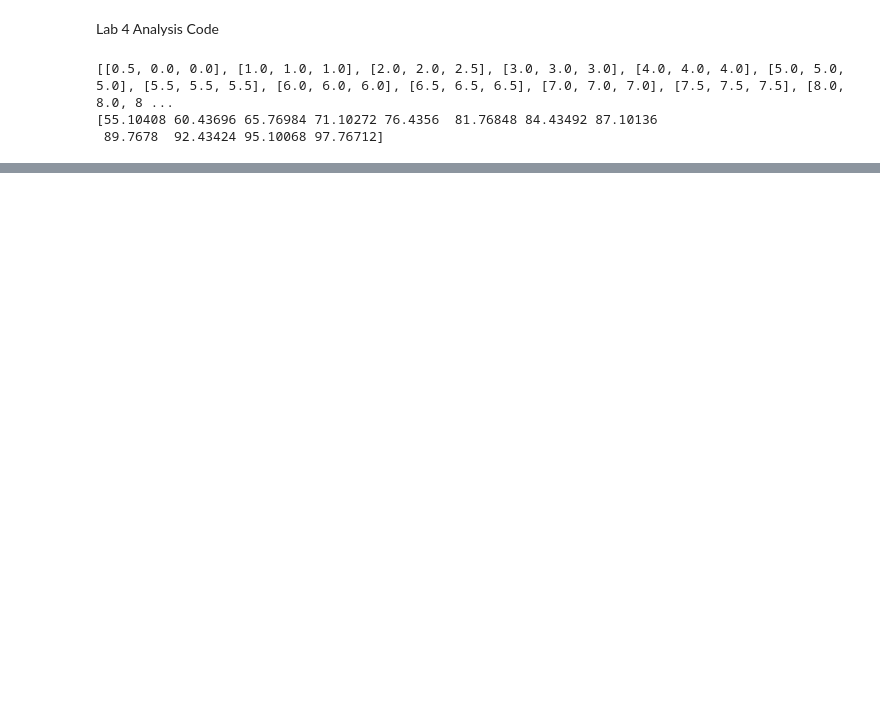
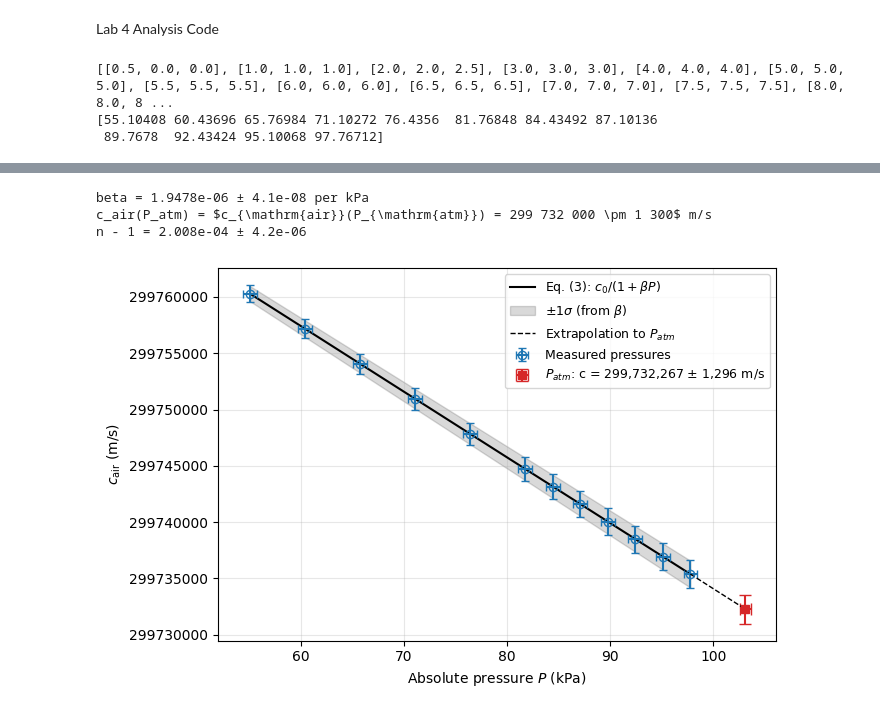
Before and after one commit to Questionning/experimental_physics, a Jupyter notebook: lab4/analysis.ipynb, the cells around one changed output, grey strips where cells are left out. Drawn from its saved outputs; the diff is of its cells as text; code cells hidden in the pictures; blank space fills up the shorter version.

```diff
--- a/lab4/analysis.ipynb
+++ b/lab4/analysis.ipynb
@@ -84,0 +104,56 @@ plt.show()
+# %%
+# --- Applying Eq. (3): c_air = c0 / (1 + beta*P) ---
+lambda_0 = 632.8e-9      # m
+c0 = 299792458           # m/s, exact
+L = 0.030                # m
+dL = 0.0005              # m
+
+# m, dm from the fit (fringes per kPa), so P must be in kPa
+beta = m * lambda_0 / (2 * L)
+dbeta = beta * np.sqrt((dm / m)**2 + (dL / L)**2)   # same as your expression
+print(f"beta = {beta:.4e} ± {dbeta:.1e} per kPa")
+
+def c_air(p, dp=sigma_P):
+    denom = 1 + beta * p
+    c = c0 / denom
+    dc = np.sqrt((c0 * p / denom**2 * dbeta)**2 +
+                 (c0 * beta / denom**2 * dp)**2)
+    return c, dc
+
+# Representative value at atmospheric pressure
+dp_atm = 0.5   # kPa: your estimate of how well the airport value represents the lab
+c_atm, dc_atm = c_air(p_atm, dp_atm)
+print(f"c_air(P_atm) = $c_{{\\mathrm{{air}}}}(P_{{\\mathrm{{atm}}}}) = 299 732 000 \\pm 1 300$ m/s")
+print(f"n - 1 = {beta * p_atm:.3e} ± {dbeta * p_atm:.1e}")
+
+# --- Plot ---
+c_pts, dc_pts = c_air(P)                 # at your measured pressures
+pp = np.linspace(P.min(), P.max(), 300)   # was np.linspace(0, 105, 300)
+c_line, dc_line = c_air(pp, 0)           # band shows the beta uncertainty only
+
+fig, ax = plt.subplots(figsize=(7, 4.5))
+ax.plot(pp, c_line, 'k-', label=r'Eq. (3): $c_0/(1+\beta P)$')
+ax.fill_between(pp, c_line - dc_line, c_line + dc_line, color='k', alpha=0.15,
+                label=r'$\pm1\sigma$ (from $\beta$)')
+ax.errorbar(P, c_pts, yerr=dc_pts, xerr=sigma_P, fmt='o', mfc='none', capsize=3,
+            label='Measured pressures')
+ax.errorbar(p_atm, c_atm, yerr=dc_atm, xerr=dp_atm, fmt='s', color='C3', capsize=4,
+            label=f'$P_{{atm}}$: $c_{{\\mathrm{{air}}}}(P_{{\\mathrm{{atm}}}}) = 299 732 000 \\pm 1 300$ m/s')
+ax.ticklabel_format(axis='y', style='plain', useOffset=False)
+ax.set_xlabel('Absolute pressure $P$ (kPa)')
+ax.set_ylabel(r'$c_{\mathrm{air}}$ (m/s)')
+
+pe = np.linspace(P.max(), p_atm, 50)
+c_ext, _ = c_air(pe, 0)
+ax.plot(pe, c_ext, 'k--', lw=1, label='Extrapolation to $P_{atm}$')
+
+
+ax.legend(fontsize=9)
+ax.grid(alpha=0.3)
+plt.tight_layout()
+plt.show()
+# %% [output]
+beta = 1.9478e-06 ± 4.1e-08 per kPa
+c_air(P_atm) = $c_{\mathrm{air}}(P_{\mathrm{atm}}) = 299 732 000 \pm 1 300$ m/s
+n - 1 = 2.008e-04 ± 4.2e-06
+[figure, added]
```
Also changed, not shown: parts of 1 cell of this notebook, 2 other files.
